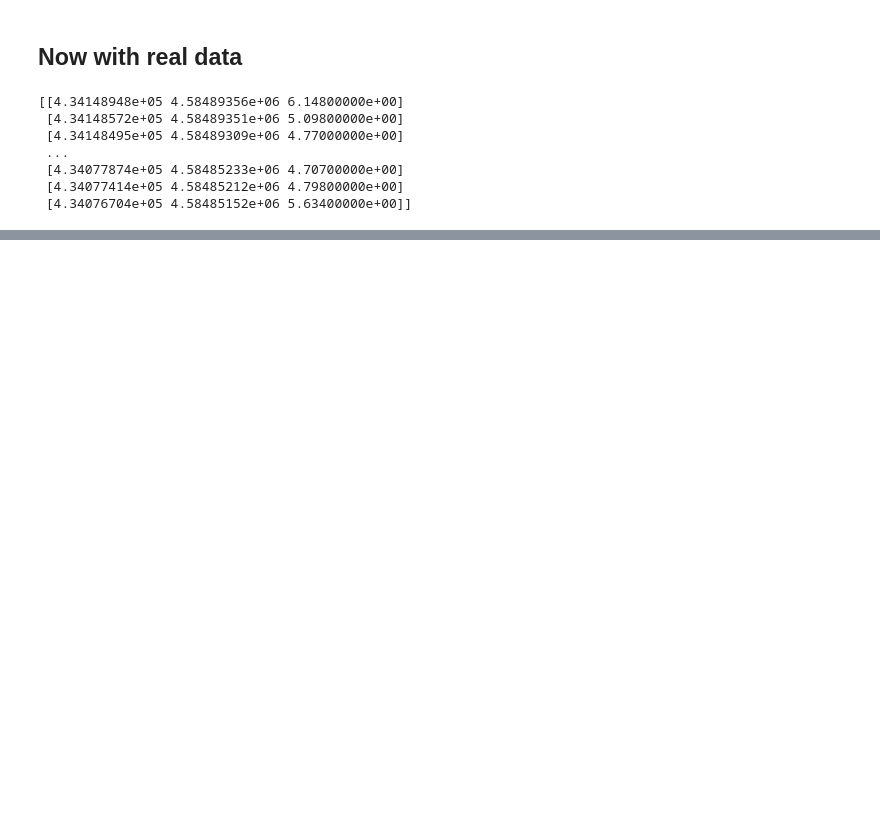
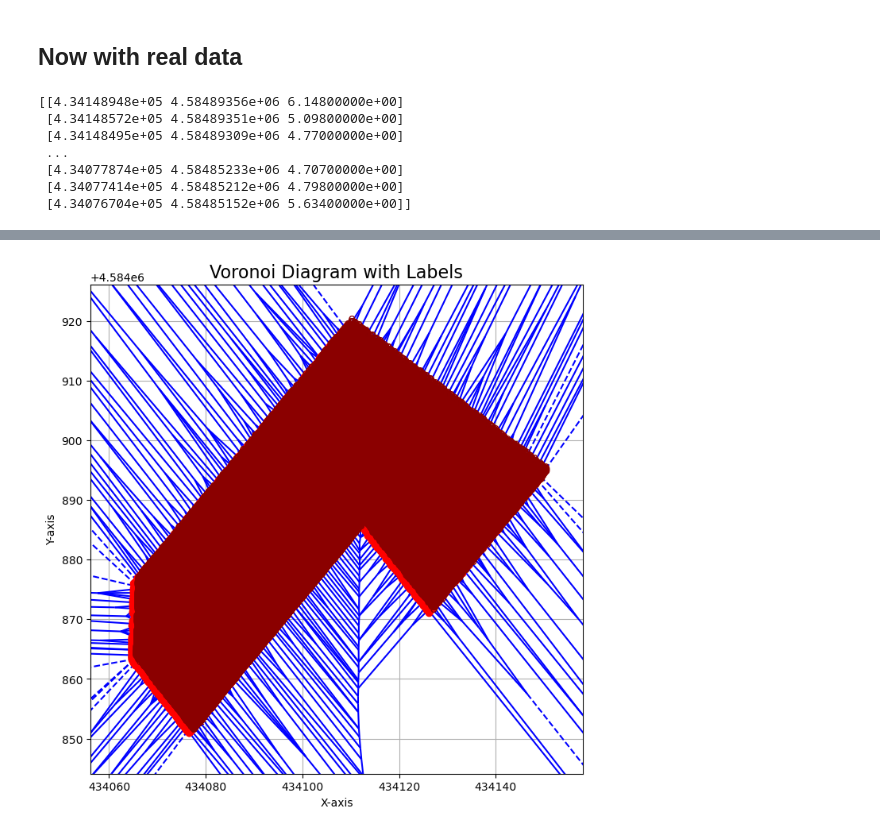
Before and after one commit to BeeGroup-cimne/solar_potencial_estimation_v3, a Jupyter notebook: Scripts/Plane_Identification_Revised/nov15/testSklearnPipeline.ipynb, the cells around one changed output, grey strips where cells are left out. Cells and saved outputs as stored; diff of their text form; code cells hidden in the pictures; blank space fills up the shorter version.

Commit message:
Still working on pipeline

```diff
--- a/Scripts/Plane_Identification_Revised/nov15/testSklearnPipeline.ipynb
+++ b/Scripts/Plane_Identification_Revised/nov15/testSklearnPipeline.ipynb
@@ -223,0 +331,30 @@ plot_clusters(data, pipeline.final_labels, title="Final Stage Clustering")
+# %%
+import numpy as np
+import matplotlib.pyplot as plt
+from scipy.spatial import Voronoi, voronoi_plot_2d
+
+# Example data: Replace these with your own arrays
+points = data[:,:2]  # Array of x, y points
+labels = pipeline.final_labels
+
+# Create the Voronoi diagram
+vor = Voronoi(points)
+
+# Plot the Voronoi diagram
+fig, ax = plt.subplots(figsize=(8, 8))
+voronoi_plot_2d(vor, ax=ax, show_vertices=False, line_colors='blue', line_width=1.5)
+
+# Overlay the points and labels
+for point, label in zip(points, labels):
+    ax.plot(point[0], point[1], 'ro')  # Plot points
+    ax.text(point[0] + 0.1, point[1] + 0.1, label, fontsize=12, color='darkred')  # Add labels
+
+# Add title and axis labels
+ax.set_title('Voronoi Diagram with Labels', fontsize=16)
+ax.set_xlabel('X-axis')
+ax.set_ylabel('Y-axis')
+ax.set_aspect('equal')
+plt.grid()
+plt.show()
+# %% [output]
+[figure, added]
```
Also changed, not shown: parts of 14 cells of this notebook, 1 other file.
